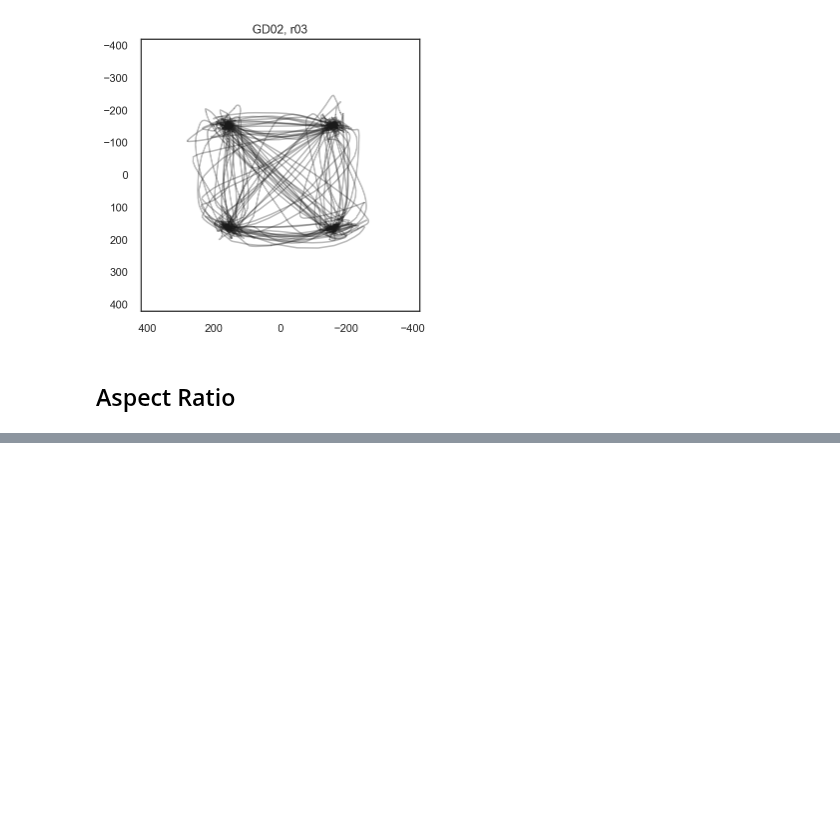
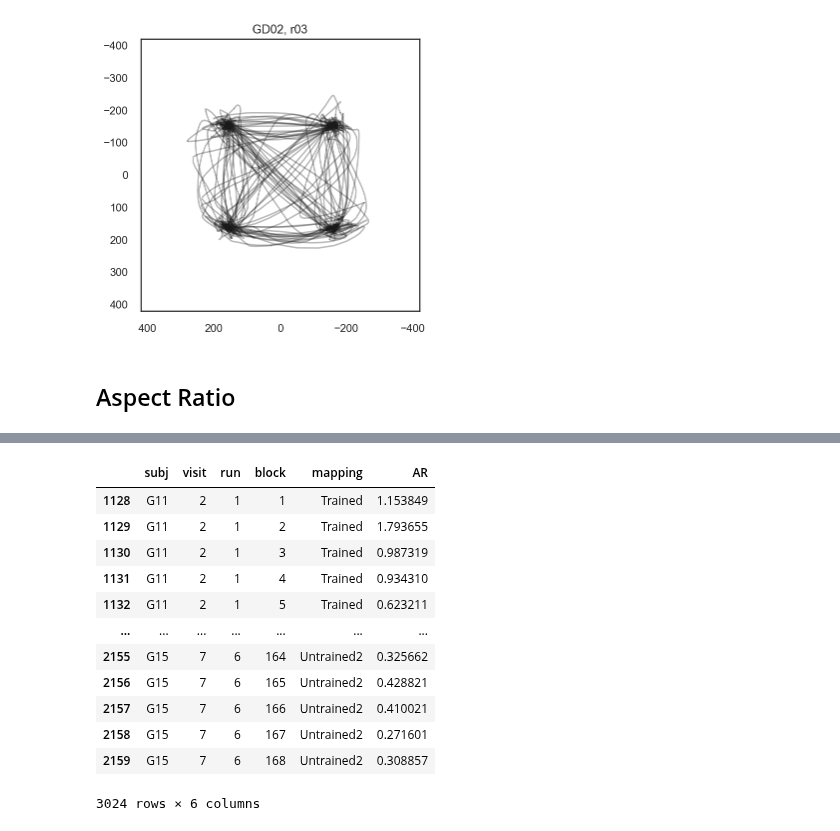
Before and after one commit to psb629/labs, a Jupyter notebook: GD/scrpits/notebook/Behavior_analysis.ipynb, the cells around one changed output, grey strips where cells are left out. Cells and saved outputs as stored; diff of their text form; code cells hidden in the pictures; blank space fills up the shorter version.

```diff
--- a/GD/scrpits/notebook/Behavior_analysis.ipynb
+++ b/GD/scrpits/notebook/Behavior_analysis.ipynb
@@ -687,0 +632,30 @@ px.line(db_mean,y=db_mean['AR'],error_y=db_SE['AR'])
+# %%
+## load datafram of group GA, and preprocess it several times
+temp = pd.read_csv(GA_dir + '/behav_data/AL_maintask_all_averaged_new-idx.tsv', sep='\s+')
+temp = temp[temp.columns[:-3]]
+dGA = pd.DataFrame(columns=temp.columns)
+for subj in temp.subj.unique():
+    dGA = dGA.append(temp[(temp.subj==subj)&(temp.mapping=='Practiced')].sort_values('block'))
+    dGA = dGA.append(temp[(temp.subj==subj)&(temp.mapping=='Unpracticed')].sort_values('block'))
+dGA['mapping'] = ['Trained' if m=='Practiced' else ('Untrained' if v==1 else 'Untrained2' ) for m,v in zip(dGA['mapping'],dGA['visit'])]
+dGA['subj'] = [subj[0]+subj[2:] for subj in dGA['subj']]
+## remain certain subj's data in group GA which can be contained from group GD
+temp = pd.DataFrame(columns=dGD.columns)
+for subj in dGD.subj.unique():
+    temp = temp.append(dGA[dGA.subj==subj])
+dGA = temp
+dGA
+# %% [output]
+|  | subj | visit | run | block | mapping | AR |
+| 1128 | G11 | 2 | 1 | 1 | Trained | 1.153849 |
+| 1129 | G11 | 2 | 1 | 2 | Trained | 1.793655 |
+| 1130 | G11 | 2 | 1 | 3 | Trained | 0.987319 |
+| 1131 | G11 | 2 | 1 | 4 | Trained | 0.934310 |
+| 1132 | G11 | 2 | 1 | 5 | Trained | 0.623211 |
+| ... | ... | ... | ... | ... | ... | ... |
+| 2155 | G15 | 7 | 6 | 164 | Untrained2 | 0.325662 |
+| 2156 | G15 | 7 | 6 | 165 | Untrained2 | 0.428821 |
+| 2157 | G15 | 7 | 6 | 166 | Untrained2 | 0.410021 |
+| 2158 | G15 | 7 | 6 | 167 | Untrained2 | 0.271601 |
+| 2159 | G15 | 7 | 6 | 168 | Untrained2 | 0.308857 |
+3024 rows × 6 columns
```
Also changed, not shown: parts of 15 cells of this notebook.
